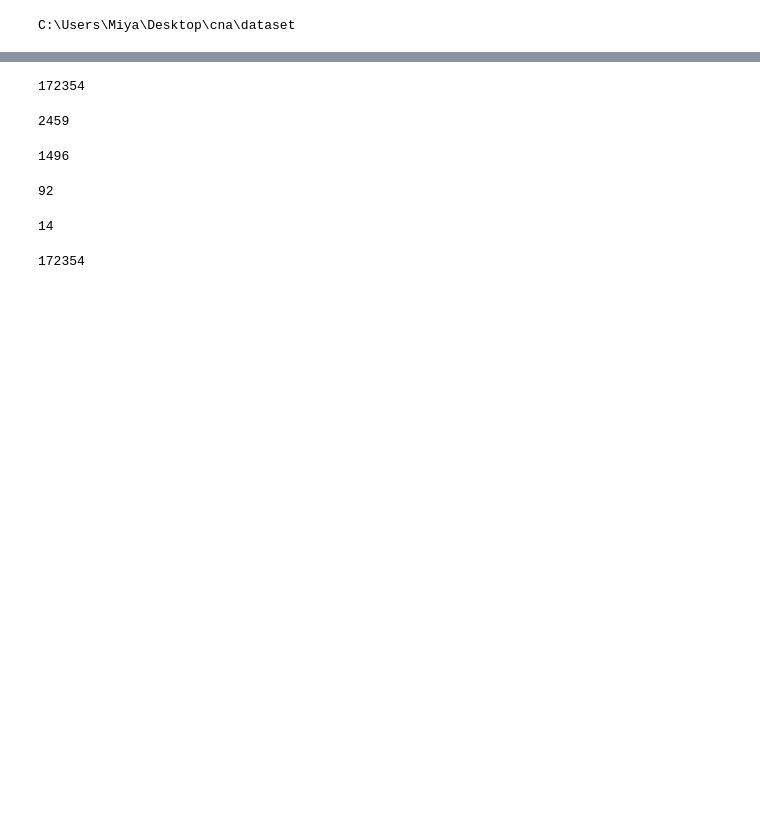
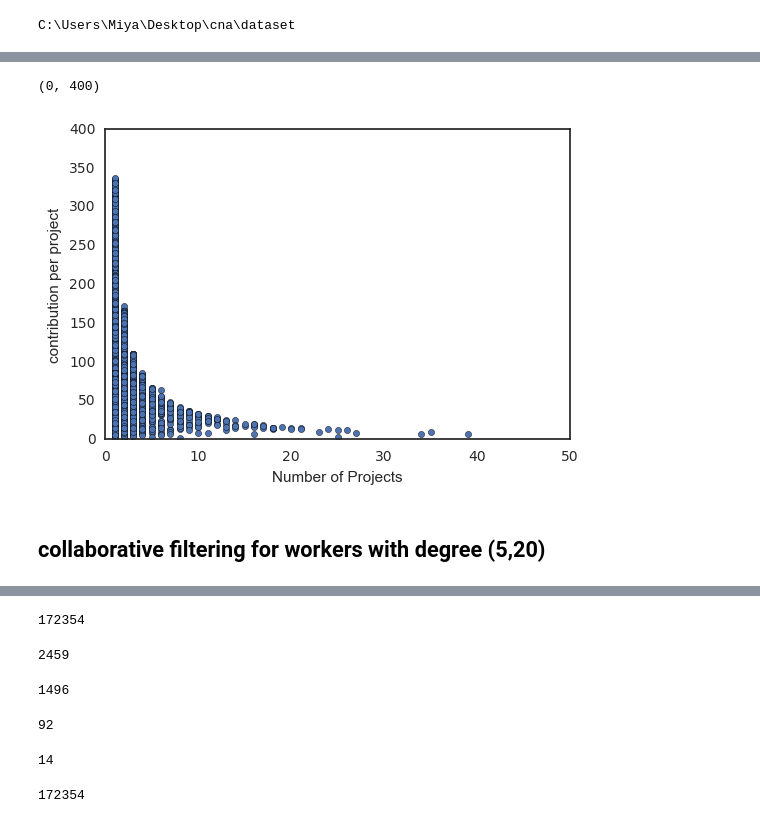
Before and after one commit to MiyainNYC/Graph-Thinking, a Jupyter notebook: dynamics.ipynb, the cells around one changed output, grey strips where cells are left out. Saved outputs shown, nothing was run; the diff lists cells and outputs as text; code cells hidden in the pictures; blank space fills up the shorter version.

```diff
--- a/dynamics.ipynb
+++ b/dynamics.ipynb
@@ -40,0 +55,14 @@ data.sort_values(by = ['Month, Day, Year of Date','Worker_refined']).head()
+# %%
+import seaborn as sns
+sns.set_style('white')
+df_Degree = pd.DataFrame.from_dict({'Worker_refined':list(nx.degree(G).keys()),'Number of Projects':list(nx.degree(G).values())})
+df_scatter = data.groupby('Worker_refined').sum().reset_index().merge(df_Degree).set_index('Worker_refined')
+df_scatter['contribution per project'] = df_scatter['Coding Effort']/df_scatter['Number of Projects']
+df_scatter.plot(kind='scatter', x='Number of Projects', y='contribution per project',figsize = (6,4))
+plt.xlim(0, 50)
+plt.ylim(0,400)
+# %% [output]
+(0, 400)
+[figure, added]
+# %% [markdown]
+## collaborative filtering for workers with degree (5,20)
```
Also changed, not shown: parts of 13 cells of this notebook.
